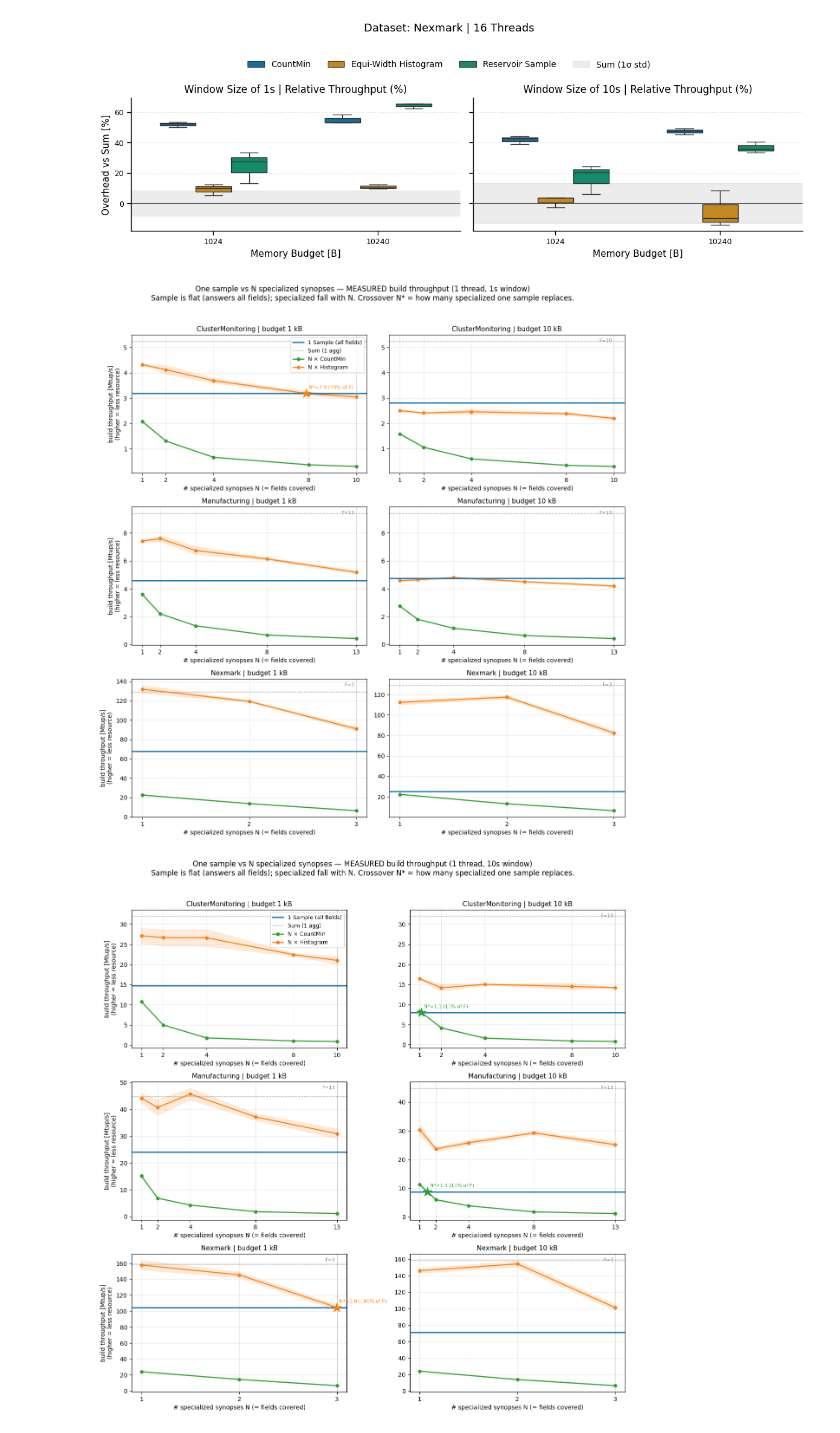
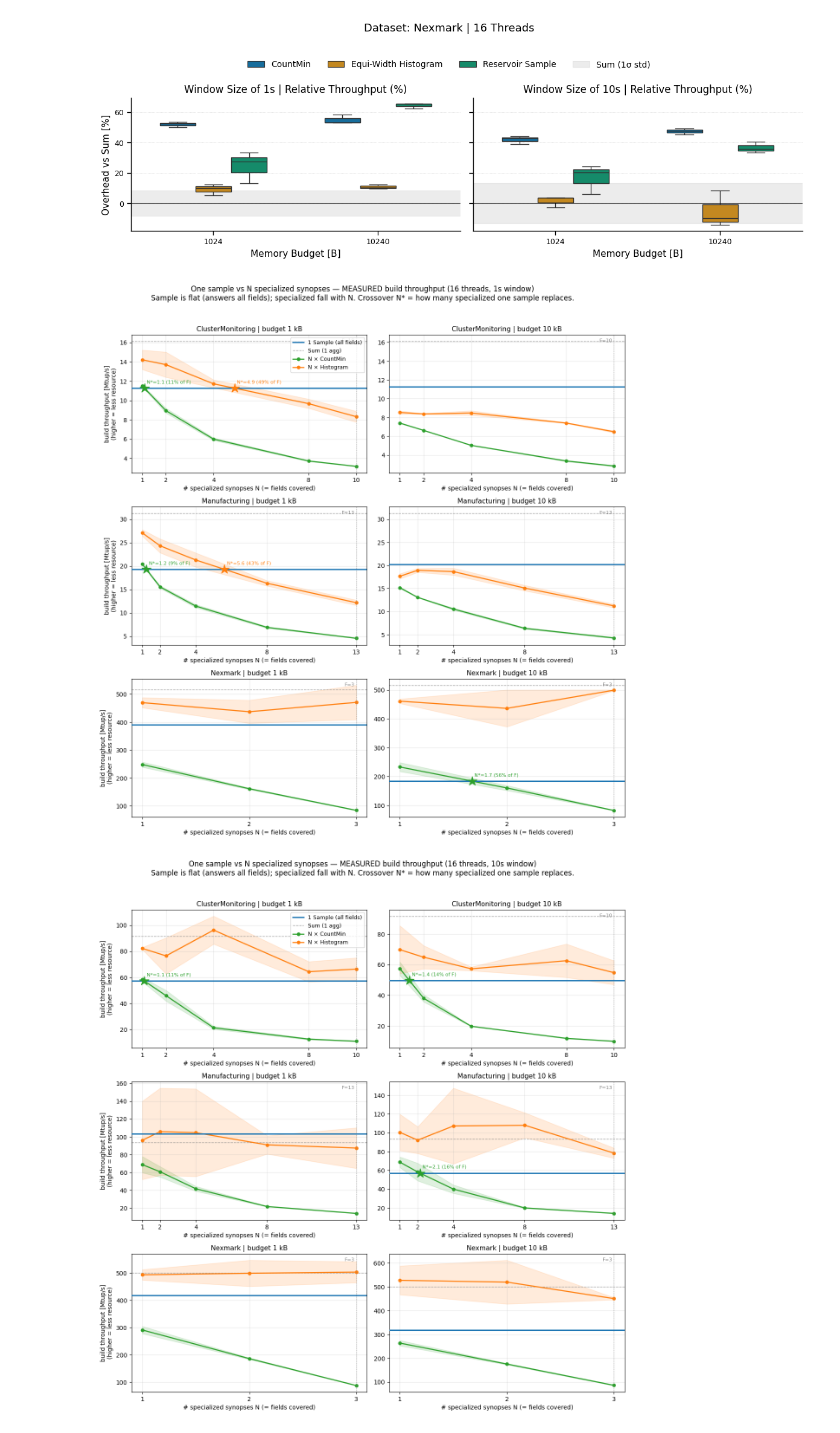
Before and after one commit to ESPAT-Orga/nebulastream-espat, a Jupyter notebook: scripts/benchmarking/statistic_build_probe/plots/StatisticBuild.ipynb, the cells around one changed output. Saved outputs shown, nothing was run; the diff lists cells and outputs as text; code cells hidden in the pictures.

```diff
--- a/scripts/benchmarking/statistic_build_probe/plots/StatisticBuild.ipynb
+++ b/scripts/benchmarking/statistic_build_probe/plots/StatisticBuild.ipynb
@@ -341,7 +341,7 @@ plot_memory_budget_vs_throughput(df_ok, num_threads=16)
 # One figure is produced per build window size present in the data; the window
 # size is encoded in the saved filename.
 
-AMORT_THREADS = 1          # compute-bound regime; set to 16 for the saturated regime
+AMORT_THREADS = 16          # compute-bound regime; set to 16 for the saturated regime
 AMORT_SPEC = [('CountMin', 'N × CountMin', 'tab:green'),
               ('EquiWidthHistogram', 'N × Histogram', 'tab:orange')]
 
@@ -428,32 +428,32 @@ for amort_window in amort_windows:
                 if co is not None:
                     n_star, kind = co
                     if kind == 'within':
                         ax.plot(n_star, sample_tps, '*', color=col, ms=16, zorder=6)
                         ax.annotate(f'N*={n_star:.1f} ({n_star / F:.0%} of F)',
                                     (n_star, sample_tps), textcoords='offset points',
                                     xytext=(4, 8), fontsize=8, color=col)
 
             ax.axvline(F, color='gray', ls=':', lw=1, alpha=0.7)
             ax.annotate(f'F={F}', (F, ax.get_ylim()[1]), textcoords='offset points',
                         xytext=(-3, -12), ha='right', fontsize=8, color='gray')
             ax.set_title(f'{ds} | budget {B // 1024} kB', fontsize=11)
             ax.set_xlabel('# specialized synopses N (= fields covered)')
             if c == 0:
                 ax.set_ylabel('build throughput [Mtup/s]\n(higher = less resource)')
             ax.grid(True, alpha=0.3)
             n_ticks = sorted(spec_rows['num_synopses'].unique())
             if n_ticks:
                 ax.set_xticks(n_ticks)
             if r == 0 and c == 0:
                 ax.legend(fontsize=9, loc='upper right')
     fig.suptitle('One sample vs N specialized synopses — MEASURED build throughput '
                  f'({AMORT_THREADS} thread{"s" if AMORT_THREADS != 1 else ""}, {amort_window}s window)\n'
                  'Sample is flat (answers all fields); specialized fall with N. '
                  'Crossover N* = how many specialized one sample replaces.',
                  fontsize=12, y=1.02)
     fig.tight_layout()
     fig.savefig(f'synopsis_amortization_measured_{amort_window}sec.pdf', dpi=300, bbox_inches='tight')
     plt.show()
 # %% [output]
-[figure, old version]
+[figure, new version]
-[figure, old version]
+[figure, new version]
```
Also changed, not shown: 14 other files.
